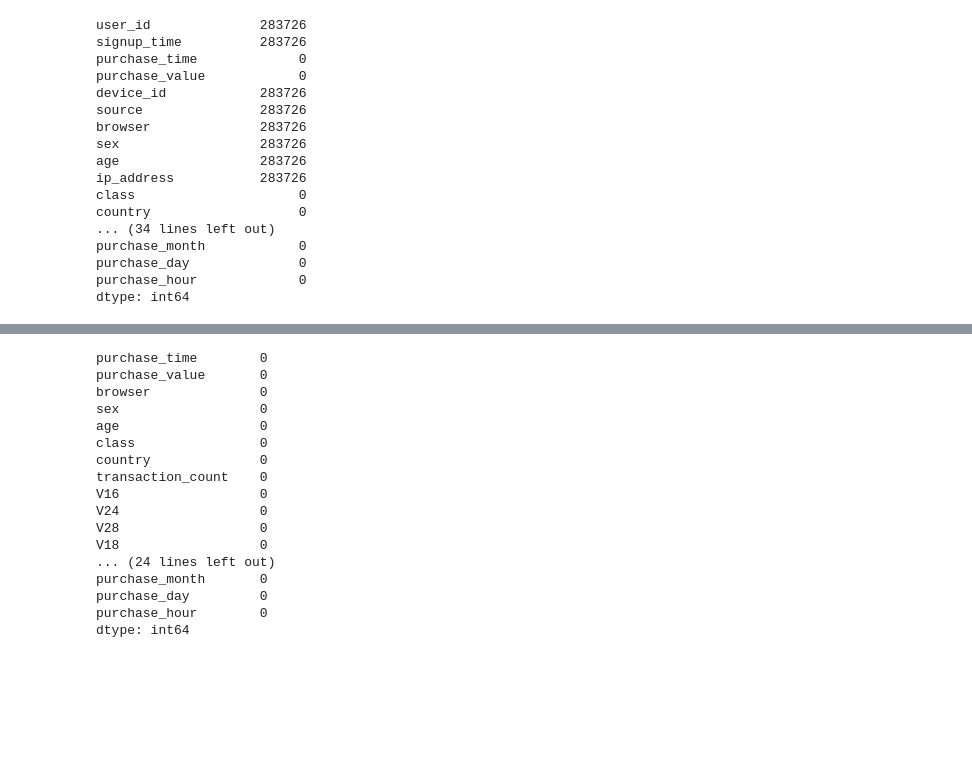
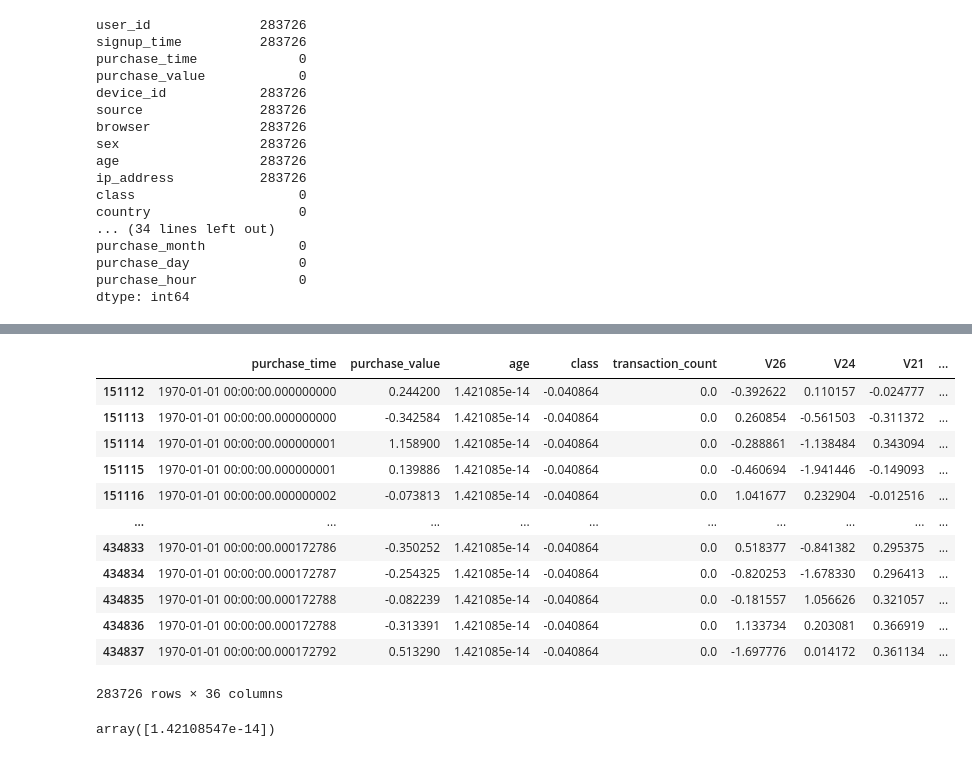
Before and after one commit to Ephrem0001/Fraud-Detection-for-E-Commerce-and-Banking-Transactions---AI-Solutions, a Jupyter notebook: notebooks/EDA.ipynb, the cells around one changed output, grey strips where cells are left out. Drawn from its saved outputs; the diff is of its cells as text; code cells hidden in the pictures; blank space fills up the shorter version.

```diff
--- a/notebooks/EDA.ipynb
+++ b/notebooks/EDA.ipynb
@@ -8,7 +9,6 @@ pd.set_option('display.max_columns', None)
 creditcard_data = pd.read_csv(r"C:\Users\ephre\Documents\Fraud-Detection-for-E-Commerce-and-Banking-Transactions---AI-Solutions\Data\creditcard.csv")
 fraud_data = pd.read_csv(r"C:\Users\ephre\Documents\Fraud-Detection-for-E-Commerce-and-Banking-Transactions---AI-Solutions\Data\Fraud_Data.csv")
 ip_to_country = pd.read_csv(r"C:\Users\ephre\Documents\Fraud-Detection-for-E-Commerce-and-Banking-Transactions---AI-Solutions\Data\IpAddress_to_Country (1).csv")
-pd.set_option('display.max_columns', None)
 # %%
 creditcard_data.head()
 # %% [output]
@@ -430,24 +429,4 @@ purchase_hour             0
 dtype: int64
 # %%
 # Drop rows with missing values
-combined_data_clean = combined_data.dropna()
+combined_data = combined_data.dropna()
-# %%
-combined_data_clean.isnull().sum()
-# %% [output]
-purchase_time        0
-purchase_value       0
-browser              0
-sex                  0
-age                  0
-class                0
-country              0
-transaction_count    0
-V16                  0
-V24                  0
-V28                  0
-V18                  0
-... (24 lines left out)
-purchase_month       0
-purchase_day         0
-purchase_hour        0
-dtype: int64
@@ -453,0 +439,30 @@ dtype: int64
+# %%
+numerical_columns = ["purchase_value", "age", "class" ,"transaction_count","V3", "V27","V14","V18","V10","V21","V8","V23","V1","V5","V19","V22","V17","V16","V9","V12","V2","V26","V15","V7","V24","V13","V25","V20","V11","V28","V4","V6","purchase_month","purchase_day","purchase_hour"]
+scaler = StandardScaler()
+combined_data[numerical_columns] = scaler.fit_transform(combined_data[numerical_columns])
+# %%
+# Categorical columns to encode
+categorical_columns = ['browser', 'sex', 'country']
+
+# Apply One-Hot Encoding
+combined_data = pd.get_dummies(combined_data, columns=categorical_columns, drop_first=True)
+# %%
+combined_data
+# %% [output]
+|  | purchase_time | purchase_value | age | class | transaction_count | V26 | V24 | V21 | ... |
+| 151112 | 1970-01-01 00:00:00.000000000 | 0.244200 | 1.421085e-14 | -0.040864 | 0.0 | -0.392622 | 0.110157 | -0.024777 | ... |
+| 151113 | 1970-01-01 00:00:00.000000000 | -0.342584 | 1.421085e-14 | -0.040864 | 0.0 | 0.260854 | -0.561503 | -0.311372 | ... |
+| 151114 | 1970-01-01 00:00:00.000000001 | 1.158900 | 1.421085e-14 | -0.040864 | 0.0 | -0.288861 | -1.138484 | 0.343094 | ... |
+| 151115 | 1970-01-01 00:00:00.000000001 | 0.139886 | 1.421085e-14 | -0.040864 | 0.0 | -0.460694 | -1.941446 | -0.149093 | ... |
+| 151116 | 1970-01-01 00:00:00.000000002 | -0.073813 | 1.421085e-14 | -0.040864 | 0.0 | 1.041677 | 0.232904 | -0.012516 | ... |
+| ... | ... | ... | ... | ... | ... | ... | ... | ... | ... |
+| 434833 | 1970-01-01 00:00:00.000172786 | -0.350252 | 1.421085e-14 | -0.040864 | 0.0 | 0.518377 | -0.841382 | 0.295375 | ... |
+| 434834 | 1970-01-01 00:00:00.000172787 | -0.254325 | 1.421085e-14 | -0.040864 | 0.0 | -0.820253 | -1.678330 | 0.296413 | ... |
+| 434835 | 1970-01-01 00:00:00.000172788 | -0.082239 | 1.421085e-14 | -0.040864 | 0.0 | -0.181557 | 1.056626 | 0.321057 | ... |
+| 434836 | 1970-01-01 00:00:00.000172788 | -0.313391 | 1.421085e-14 | -0.040864 | 0.0 | 1.133734 | 0.203081 | 0.366919 | ... |
+| 434837 | 1970-01-01 00:00:00.000172792 | 0.513290 | 1.421085e-14 | -0.040864 | 0.0 | -1.697776 | 0.014172 | 0.361134 | ... |
+283726 rows × 36 columns
+# %%
+combined_data.age.unique()
+# %% [output]
+array([1.42108547e-14])
```
Also changed, not shown: parts of 9 cells of this notebook, 4 other files.
